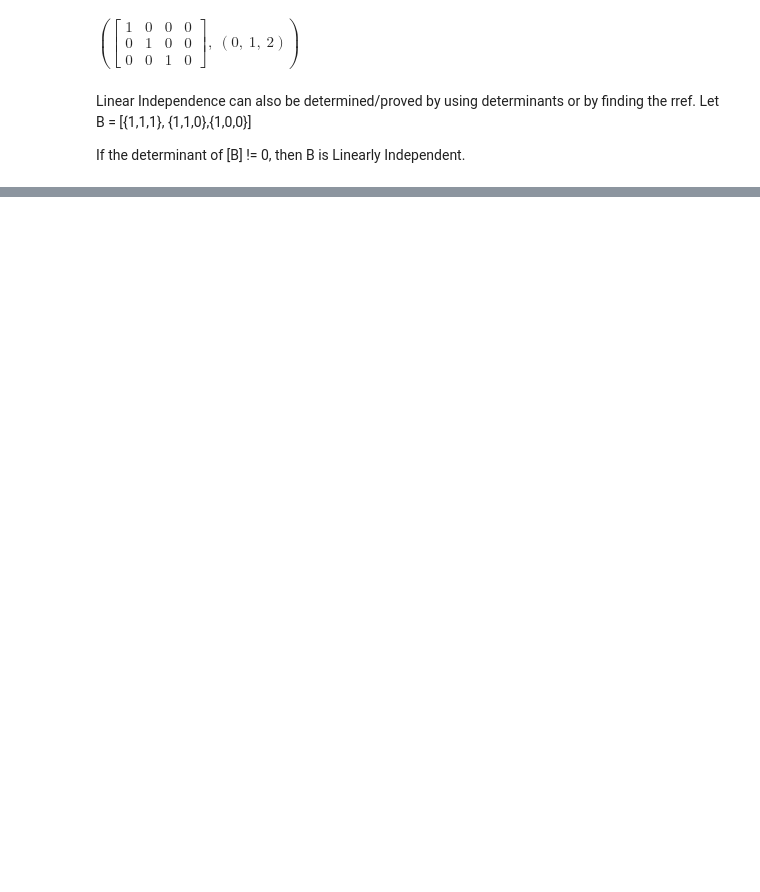
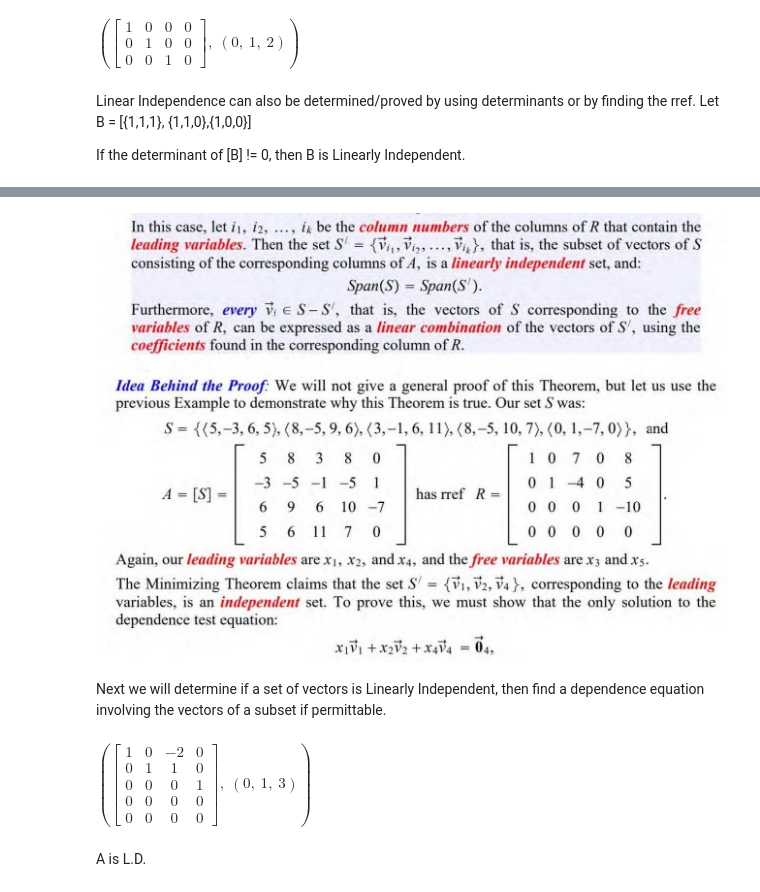
Before and after one commit to natdosan/LinearAlgebra, a Jupyter notebook: main/linear_dependence.ipynb, the cells around one changed output, grey strips where cells are left out. Saved outputs shown, nothing was run; the diff lists cells and outputs as text; code cells hidden in the pictures; blank space fills up the shorter version.

```diff
--- a/main/linear_dependence.ipynb
+++ b/main/linear_dependence.ipynb
@@ -153,2 +151,17 @@ Suppose R is the rref of matrix A.
 
 https://www.youtube.com/watch?v=azN0ImePZQY
+# %%
+from IPython.display import Image
+Image("Minimizing.jpg")
+# %% [output]
+[figure, added]
+# %% [markdown]
+Next we will determine if a set of vectors is Linearly Independent, then find a dependence equation involving the vectors of a subset if permittable.
+# %%
+
+A = sy.Matrix([[5,8,-2,4],[-3,-5,1,-2],[8,11,-5,7],[-2,5,9,-6],[-11,-8,14,-13]])
+A.rref()
+# %% [output]
+$\displaystyle \left( \left[\begin{matrix}1 & 0 & -2 & 0\\0 & 1 & 1 & 0\\0 & 0 & 0 & 1\\0 & 0 & 0 & 0\\0 & 0 & 0 & 0\end{matrix}\right], \  \left( 0, \  1, \  3\right)\right)$
+# %% [markdown]
+A is L.D.
```
Also changed, not shown: parts of 2 cells of this notebook.
